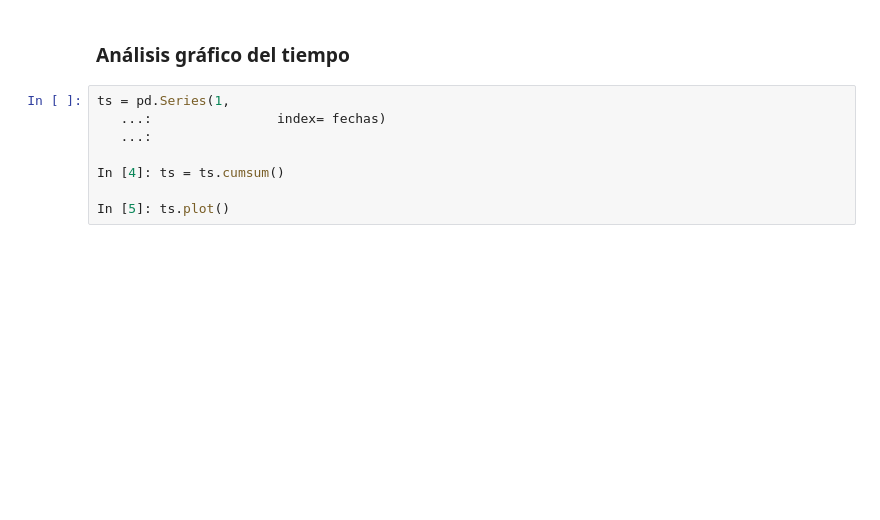
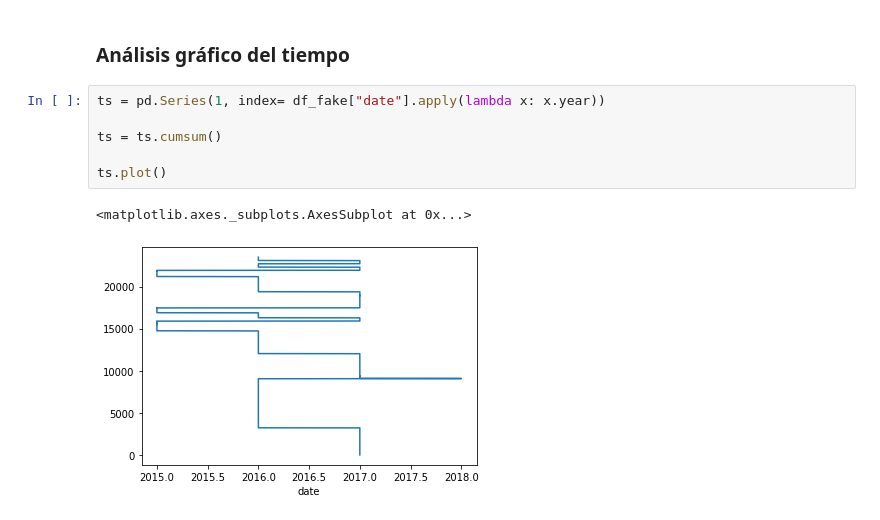
Before and after one commit to framunoz/Detector-Noticias-Falsas, a Jupyter notebook: codigo/01-Carga_de_datos.ipynb, the cells around one changed output. Cells and saved outputs as stored; diff of their text form; blank space fills up the shorter version.

```diff
--- a/codigo/01-Carga_de_datos.ipynb
+++ b/codigo/01-Carga_de_datos.ipynb
@@ -169,10 +171,11 @@ Podemos decir entonces que una noticia de `'worldnews'` es una noticia estadouni
 # %% [markdown]
 ### Análisis gráfico del tiempo
 # %%
-ts = pd.Series(1,
-   ...:                index= fechas)
-   ...:
+ts = pd.Series(1, index= df_fake["date"].apply(lambda x: x.year))
 
-In [4]: ts = ts.cumsum()
+ts = ts.cumsum()
 
-In [5]: ts.plot()
+ts.plot()
+# %% [output]
+<matplotlib.axes._subplots.AxesSubplot at 0x...>
+[figure, added]
```
Also changed, not shown: parts of 1 cell of this notebook.
